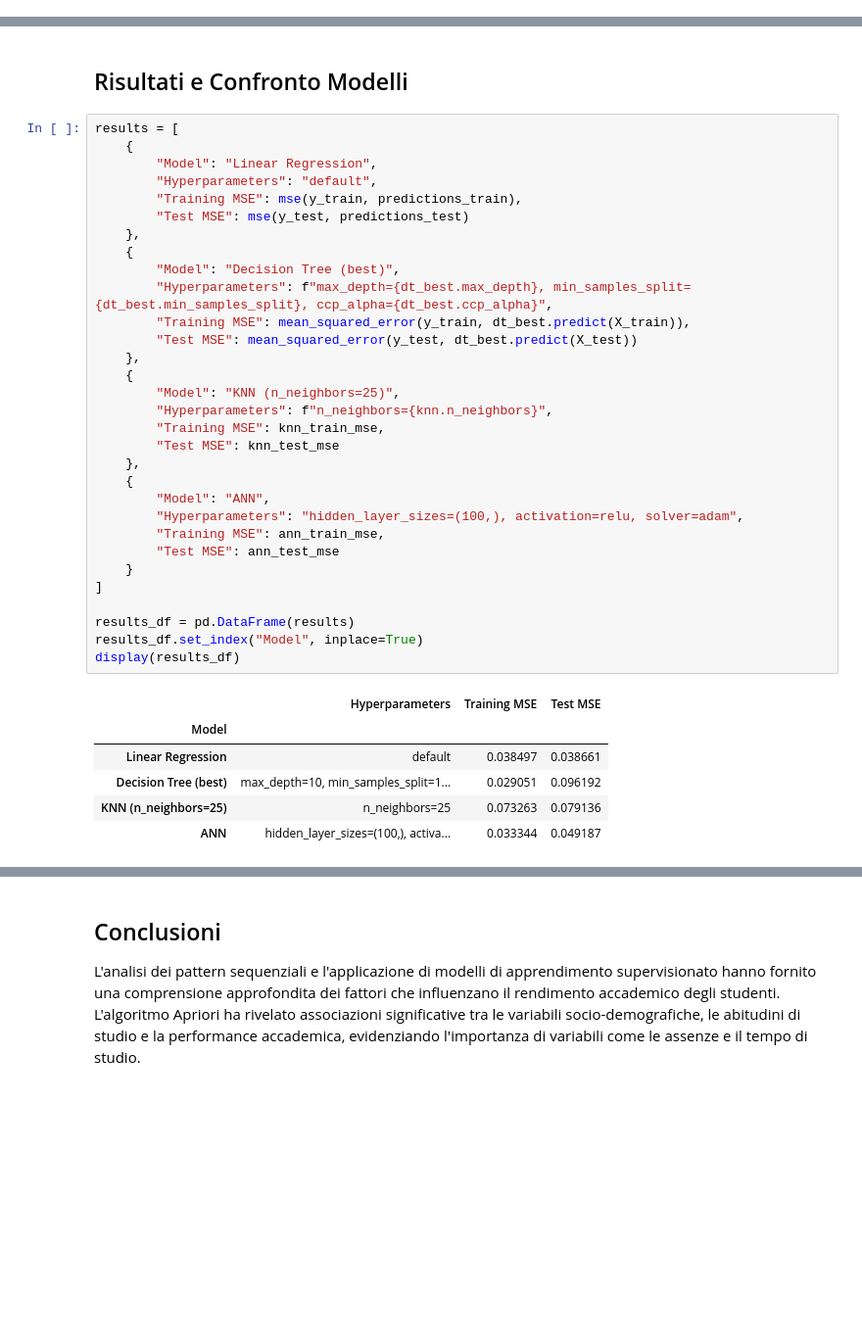
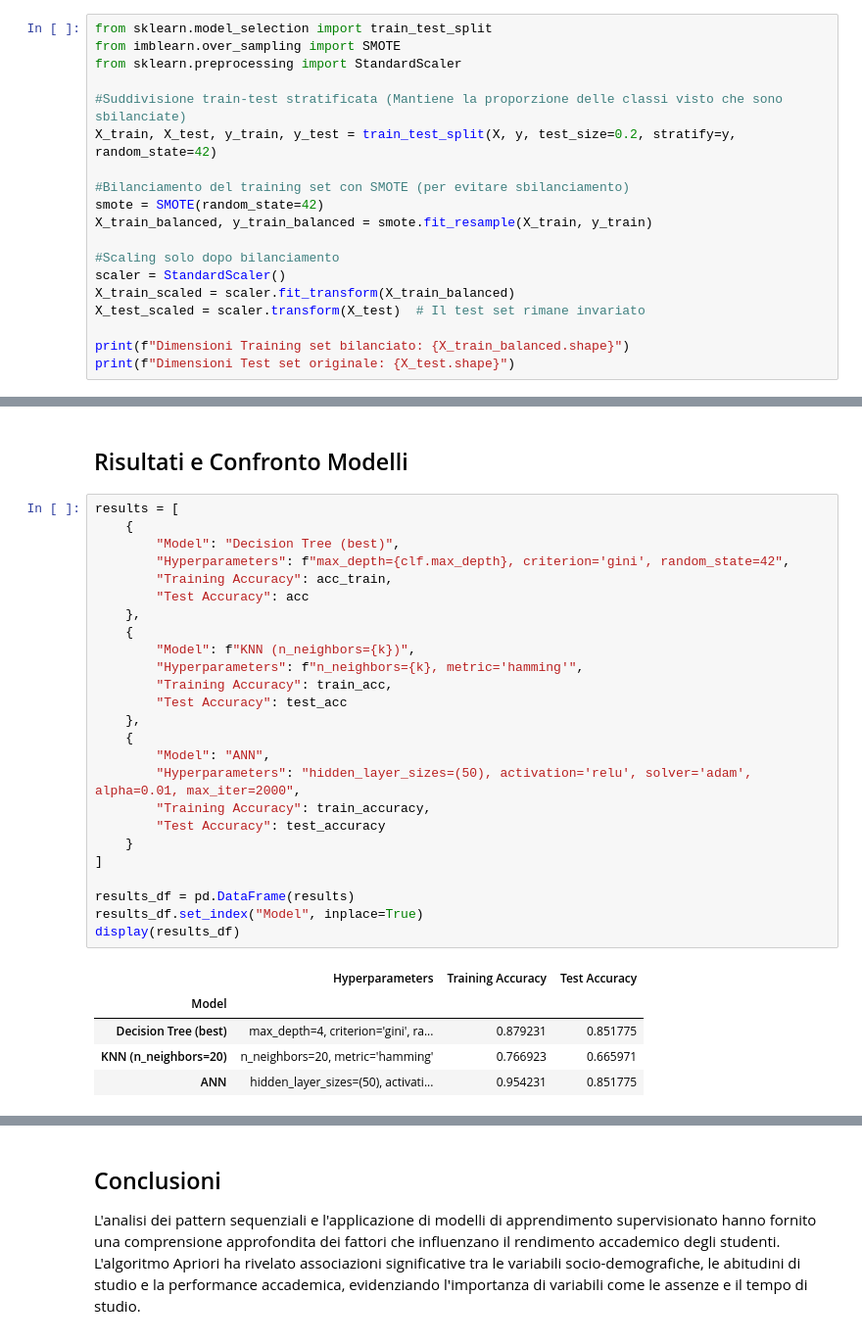
Before and after one commit to IsabellaCerasuolo/Data_Mining, a Jupyter notebook: DM_project_stud_perf.ipynb, the cells around one changed output, grey strips where cells are left out. Shown at 98% size. Saved outputs shown, nothing was run; the diff lists cells and outputs as text; blank space fills up the shorter version.

```diff
--- a/DM_project_stud_perf.ipynb
+++ b/DM_project_stud_perf.ipynb
@@ -304,0 +324,19 @@ Dai risultati ottenuti dalla regressione lineare, possiamo osservare che l'MSE s
+# %%
+from sklearn.model_selection import train_test_split
+from imblearn.over_sampling import SMOTE
+from sklearn.preprocessing import StandardScaler
+
+#Suddivisione train-test stratificata (Mantiene la proporzione delle classi visto che sono sbilanciate)
+X_train, X_test, y_train, y_test = train_test_split(X, y, test_size=0.2, stratify=y, random_state=42)
+
+#Bilanciamento del training set con SMOTE (per evitare sbilanciamento)
+smote = SMOTE(random_state=42)
+X_train_balanced, y_train_balanced = smote.fit_resample(X_train, y_train)
+
+#Scaling solo dopo bilanciamento
+scaler = StandardScaler()
+X_train_scaled = scaler.fit_transform(X_train_balanced)
+X_test_scaled = scaler.transform(X_test)  # Il test set rimane invariato
+
+print(f"Dimensioni Training set bilanciato: {X_train_balanced.shape}")
+print(f"Dimensioni Test set originale: {X_test.shape}")
@@ -502,39 +650,32 @@ ANN Test MSE: 0.049187481028983106
 # %%
 results = [
     {
-        "Model": "Linear Regression",
-        "Hyperparameters": "default",
-        "Training MSE": mse(y_train, predictions_train),
-        "Test MSE": mse(y_test, predictions_test)
+        "Model": "Decision Tree (best)",
+        "Hyperparameters": f"max_depth={clf.max_depth}, criterion='gini', random_state=42",
+        "Training Accuracy": acc_train,
+        "Test Accuracy": acc
     },
     {
-        "Model": "Decision Tree (best)",
-        "Hyperparameters": f"max_depth={dt_best.max_depth}, min_samples_split={dt_best.min_samples_split}, ccp_alpha={dt_best.ccp_alpha}",
-        "Training MSE": mean_squared_error(y_train, dt_best.predict(X_train)),
-        "Test MSE": mean_squared_error(y_test, dt_best.predict(X_test))
-    },
-    {
-        "Model": "KNN (n_neighbors=25)",
-        "Hyperparameters": f"n_neighbors={knn.n_neighbors}",
-        "Training MSE": knn_train_mse,
-        "Test MSE": knn_test_mse
+        "Model": f"KNN (n_neighbors={k})",
+        "Hyperparameters": f"n_neighbors={k}, metric='hamming'",
+        "Training Accuracy": train_acc,
+        "Test Accuracy": test_acc
     },
     {
         "Model": "ANN",
-        "Hyperparameters": "hidden_layer_sizes=(100,), activation=relu, solver=adam",
-        "Training MSE": ann_train_mse,
-        "Test MSE": ann_test_mse
+        "Hyperparameters": "hidden_layer_sizes=(50), activation='relu', solver='adam', alpha=0.01, max_iter=2000",
+        "Training Accuracy": train_accuracy,
+        "Test Accuracy": test_accuracy
     }
 ]
 
 results_df = pd.DataFrame(results)
 results_df.set_index("Model", inplace=True)
 display(results_df)
 # %% [output]
-|  | Hyperparameters | Training MSE | Test MSE |
+|  | Hyperparameters | Training Accuracy | Test Accuracy |
 | Model |  |  |  |
-| Linear Regression | default | 0.038497 | 0.038661 |
-| Decision Tree (best) | max_depth=10, min_samples_split=1... | 0.029051 | 0.096192 |
-| KNN (n_neighbors=25) | n_neighbors=25 | 0.073263 | 0.079136 |
-| ANN | hidden_layer_sizes=(100,), activa... | 0.033344 | 0.049187 |
+| Decision Tree (best) | max_depth=4, criterion='gini', ra... | 0.879231 | 0.851775 |
+| KNN (n_neighbors=20) | n_neighbors=20, metric='hamming' | 0.766923 | 0.665971 |
+| ANN | hidden_layer_sizes=(50), activati... | 0.954231 | 0.851775 |
 # %% [markdown]
```
Also changed, not shown: parts of 31 cells of this notebook.
